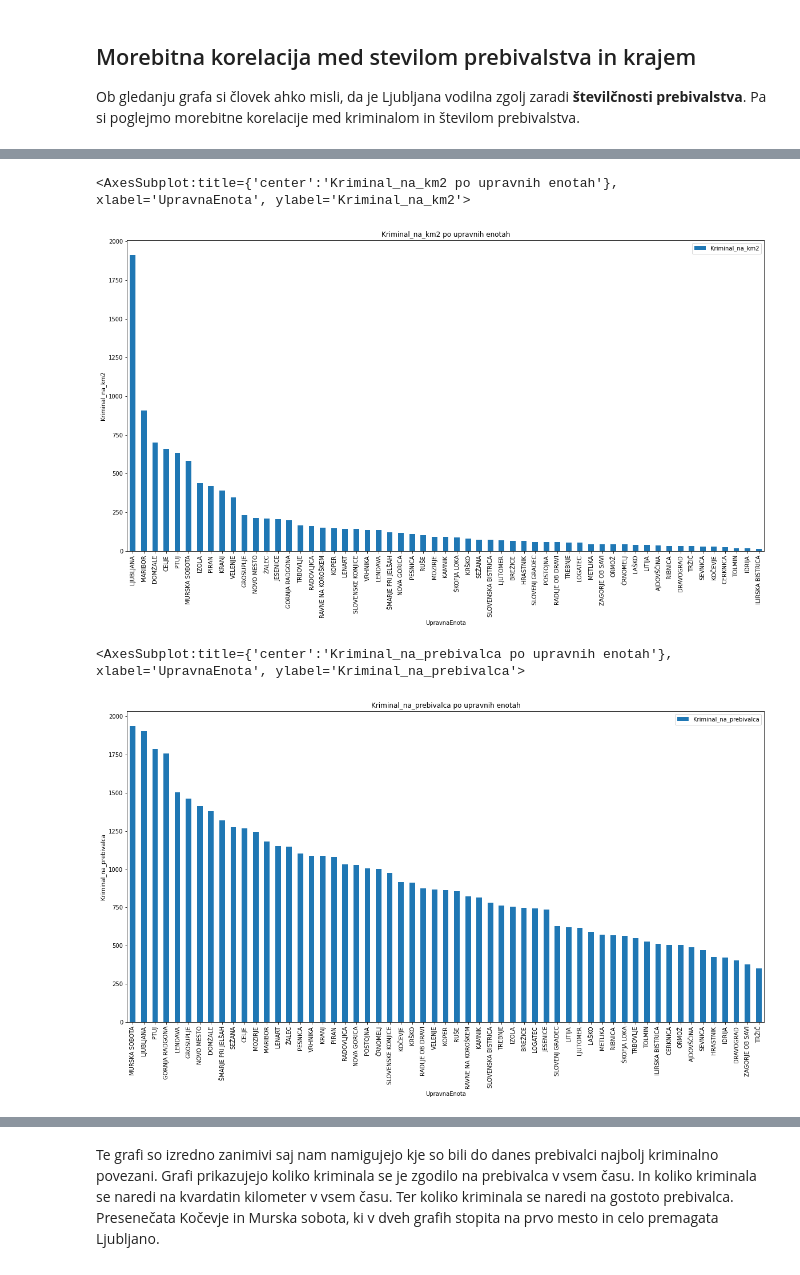
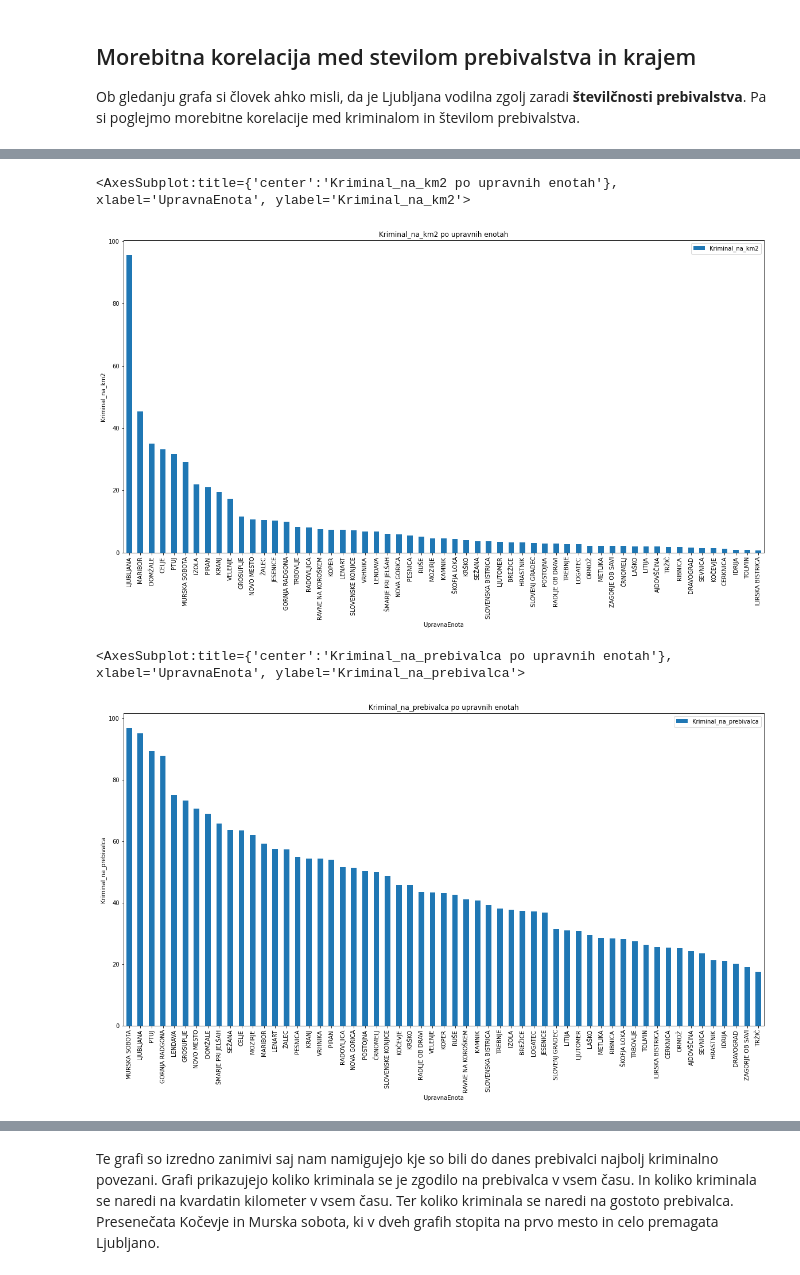
Before and after one commit to Nik-tech-cloud/PR22NGAMZ, a Jupyter notebook: seminar.ipynb, the cells around one changed output, grey strips where cells are left out. Saved outputs shown, nothing was run; the diff lists cells and outputs as text; code cells hidden in the pictures.

```diff
--- a/seminar.ipynb
+++ b/seminar.ipynb
@@ -411,19 +411,24 @@ full_KD = all_data
 mesci = ['Januar', 'Februar', 'Marec', 'April', 'Maj', 'Junij', 'Julij', 'Avgust', 'September', 'Oktober', 'November', 'December']
 mesci2 = []
 leta = []
+popravlena_cas = []
 
 for i in full_KD['MesecStoritve']:
     mesec = str(i)[:-4]
     leto = str(i)[-4:]
 
     leta.append(leto)
+    popravlena_cas.append(leto+mesec)
     mesci2.append(mesci[int(mesec) - 1])
 
 full_KD.rename(columns={'MesecStoritve': 'CasovnaOznaka'}, inplace=True)
 full_KD['MesecStoritve'] = mesci2
 full_KD['LetoStoritve'] = leta
+full_KD['CasovnaOznaka'] = popravlena_cas
 # %%
 full_KD['LetoStoritve'] = full_KD['LetoStoritve'].astype(int)
+# %%
+full_KD['CasovnaOznaka'] = full_KD['CasovnaOznaka'].astype(int)
 # %% [markdown]
 ## Kriminal po posameznih občinah
 Najprej najsplošnejša analiza. Kje je največ kriminala. Očitno je zelo veliko kriminala v občini Ljubljana. Sledi ji Murska Sobota, nato Maribor. Sklepamo lahko da imajo **večje, številnejše občine več primerov kriminala**.
@@ -481,3 +486,24 @@ for row in rows:
         prebilci_na_km2 = prebilci_na_km2.replace(',', '.')
         slovar[obcina] = [povrsina, prebilci, prebilci_na_km2]
         # [0] = povrsina, [1] = prebilci, [2] = prebilci na km2
+# %%
+from collections import defaultdict
+
+seznam = []
+for i in range(2001, 2021):
+    seznam.append(full_KD[full_KD['LetoStoritve'] == i].groupby(['UpravnaEnotaStoritve']).size())
+
+slovar1 = defaultdict(lambda:0)
+for serija in seznam:
+    for obcina, stevilo in serija.items():
+        slovar1[obcina] += int(stevilo)
+
+for obcina in slovar1:
+    slovar1[obcina] = slovar1[obcina] / len(seznam)
+
+serija = pd.Series(slovar1)
+dataFrame = pd.DataFrame(serija.sort_values(ascending=False))
+dataFrame.columns = [0]
+dataFrame.reset_index(inplace=True)
+dataFrame.columns = ['UpravnaEnotaStoritve', 0]
+dataFrame
@@ -484,6 +525,5 @@ for row in rows:
 # %%
-df = pd.DataFrame(full_KD.groupby(['UpravnaEnotaStoritve']).size().sort_values(ascending=False))
-df.reset_index(inplace=True)
+df = copy(dataFrame)
 df.rename(columns={0: 'SteviloKriminala'}, inplace=True)
 for index, row in df.iterrows():
     if  row['UpravnaEnotaStoritve'] in slovar:
@@ -500,25 +540,24 @@ df.rename(columns={'UpravnaEnotaStoritve': 'UpravnaEnota'}, inplace=True)
 df.plot(kind='bar', ylabel='Kriminal_na_km2',x='UpravnaEnota', title='Kriminal_na_km2 po upravnih enotah', figsize=(20,10))
 # %% [output]
 <AxesSubplot:title={'center':'Kriminal_na_km2 po upravnih enotah'}, xlabel='UpravnaEnota', ylabel='Kriminal_na_km2'>
-[figure, old version]
+[figure, new version]
 # %%
-df = pd.DataFrame(full_KD.groupby(['UpravnaEnotaStoritve']).size().sort_values(ascending=False))
-df.reset_index(inplace=True)
+df = copy(dataFrame)
 df.rename(columns={0: 'SteviloKriminala'}, inplace=True)
 for index, row in df.iterrows():
     if  row['UpravnaEnotaStoritve'] in slovar:
         df.at[index, 'SteviloKriminala'] = int(row['SteviloKriminala'])/float(slovar[row['UpravnaEnotaStoritve']][1])
     else:
         df.drop(index, inplace=True)
 
 df.sort_values(by=['SteviloKriminala'], ascending=False, inplace=True)
 df.rename(columns={'SteviloKriminala': 'Kriminal_na_prebivalca'}, inplace=True)
 df.rename(columns={'UpravnaEnotaStoritve': 'UpravnaEnota'}, inplace=True)
 
 
 #plt.bar(df['UpravnaEnota'], df['Kriminal_na_km2'], color="blue")
 df.plot(kind='bar', ylabel='Kriminal_na_prebivalca',x='UpravnaEnota', title='Kriminal_na_prebivalca po upravnih enotah', figsize=(20,10))
 # %% [output]
 <AxesSubplot:title={'center':'Kriminal_na_prebivalca po upravnih enotah'}, xlabel='UpravnaEnota', ylabel='Kriminal_na_prebivalca'>
-[figure, old version]
+[figure, new version]
 # %%
```
Also changed, not shown: parts of 2 cells of this notebook.
